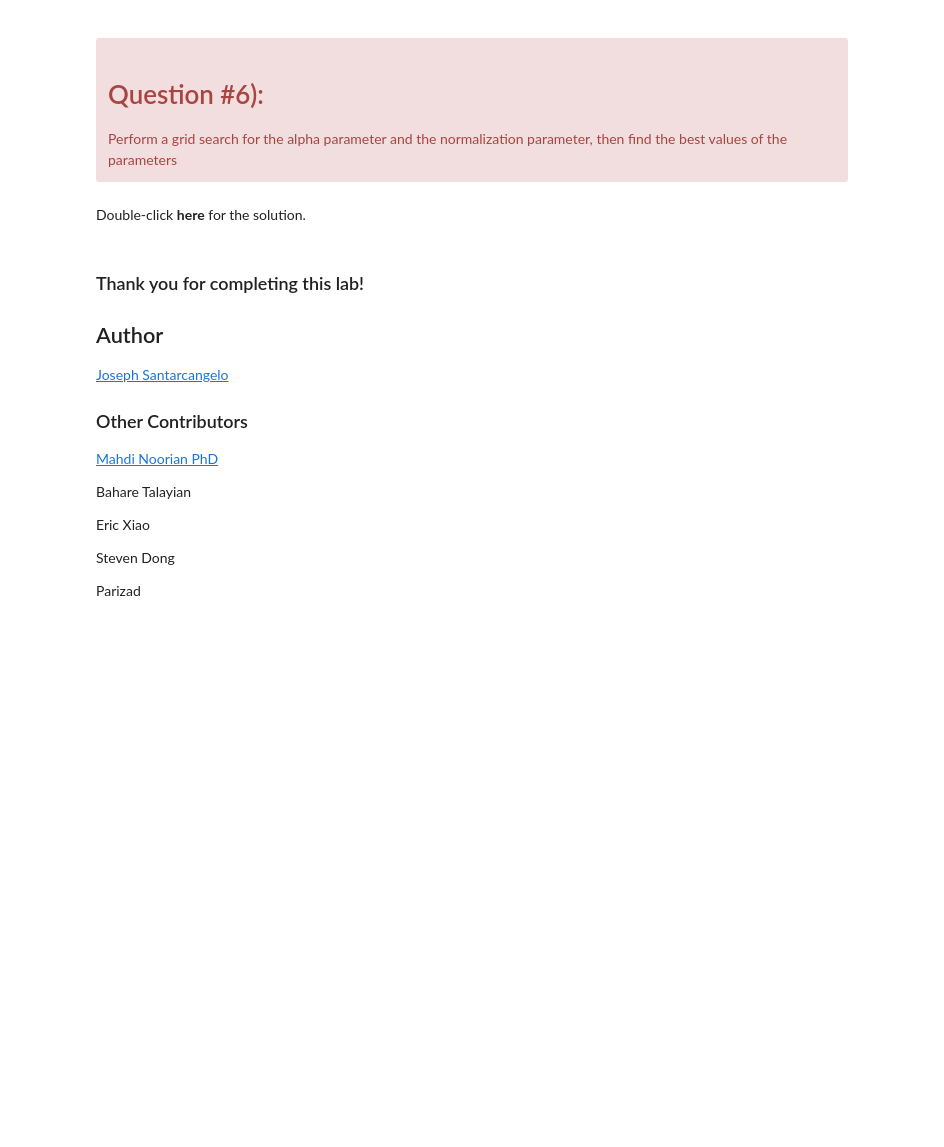
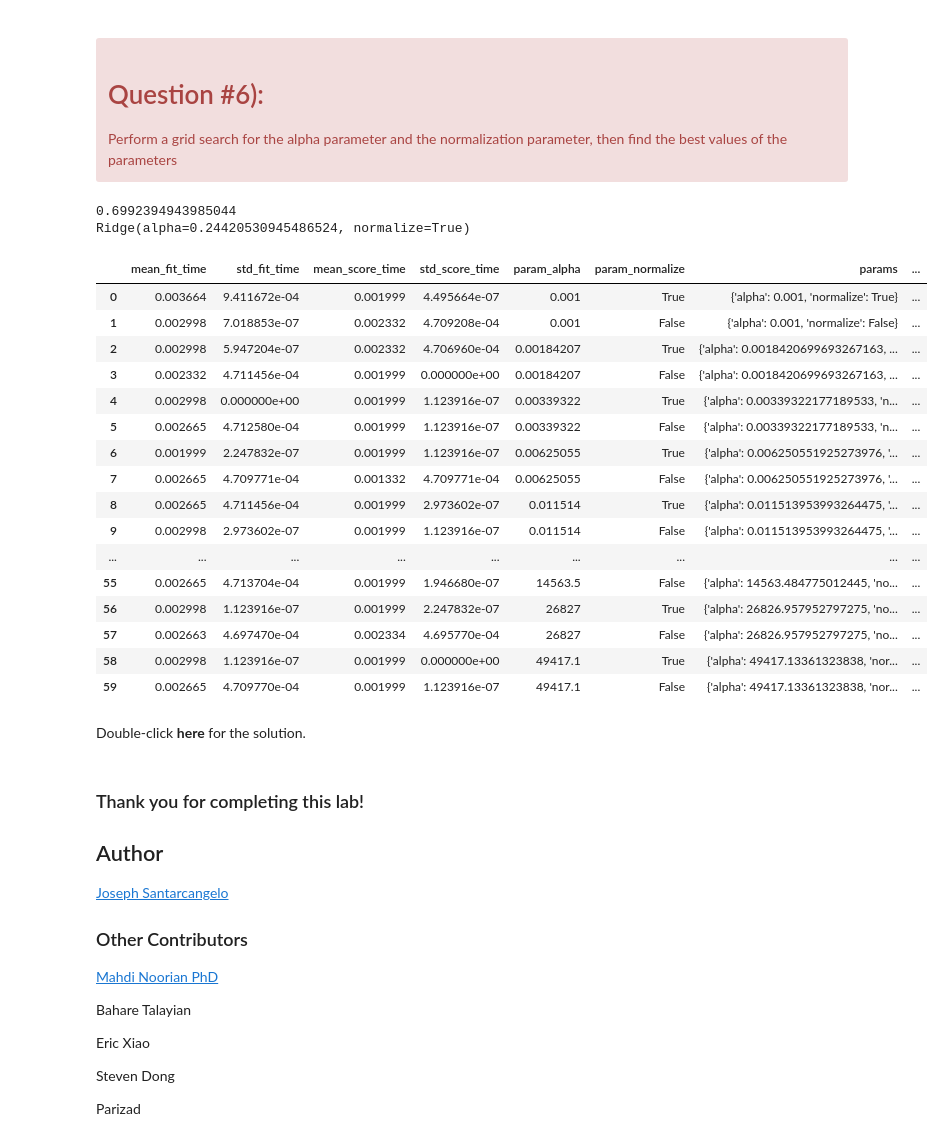
Before and after one commit to declancockburn/Declan_datascience_learning, a Jupyter notebook: IBM_course_notes/wk5_lab.ipynb, the cells around one changed output. Cells and saved outputs as stored; diff of their text form; code cells hidden in the pictures; blank space fills up the shorter version.

Commit message:
almost finished IBM python data analysis course, part of paid cert

```diff
--- a/IBM_course_notes/wk5_lab.ipynb
+++ b/IBM_course_notes/wk5_lab.ipynb
@@ -685,3 +716,43 @@ Perform a grid search for the alpha parameter and the normalization parameter, t
+# %%
+# Write your code below and press Shift+Enter to execute
+x_feat2 = ['horsepower', 'curb-weight', 'engine-size', 'highway-mpg', 'normalized-losses', 'symboling']
+ridge2 = Ridge()
+params2 = [{'alpha':np.geomspace(1e-3,1e10,50), 'normalize':[True, False]}]
+# params2 = [{'normalize':[True, False]}]
+grid2 = GridSearchCV(ridge2, params2, cv=3)
+grid2.fit(x_data[x_feat2], y_data)
+print(grid2.best_score_)
+(grid2.best_estimator_) # best trained model of the 3
+scores = grid2.cv_results_
+# %%
+print(grid2.best_score_)
+print(grid2.best_estimator_)
+# %% [output]
+0.6992394943985044
+Ridge(alpha=0.24420530945486524, normalize=True)
+# %%
+import pandas as pd
+
+df_score = pd.DataFrame(scores)
+df_score.head(60)
+# %% [output]
+|  | mean_fit_time | std_fit_time | mean_score_time | std_score_time | param_alpha | param_normalize | params | ... |
+| 0 | 0.003664 | 9.411672e-04 | 0.001999 | 4.495664e-07 | 0.001 | True | {'alpha': 0.001, 'normalize': True} | ... |
+| 1 | 0.002998 | 7.018853e-07 | 0.002332 | 4.709208e-04 | 0.001 | False | {'alpha': 0.001, 'normalize': False} | ... |
+| 2 | 0.002998 | 5.947204e-07 | 0.002332 | 4.706960e-04 | 0.00184207 | True | {'alpha': 0.0018420699693267163, ... | ... |
+| 3 | 0.002332 | 4.711456e-04 | 0.001999 | 0.000000e+00 | 0.00184207 | False | {'alpha': 0.0018420699693267163, ... | ... |
+| 4 | 0.002998 | 0.000000e+00 | 0.001999 | 1.123916e-07 | 0.00339322 | True | {'alpha': 0.00339322177189533, 'n... | ... |
+| 5 | 0.002665 | 4.712580e-04 | 0.001999 | 1.123916e-07 | 0.00339322 | False | {'alpha': 0.00339322177189533, 'n... | ... |
+| 6 | 0.001999 | 2.247832e-07 | 0.001999 | 1.123916e-07 | 0.00625055 | True | {'alpha': 0.006250551925273976, '... | ... |
+| 7 | 0.002665 | 4.709771e-04 | 0.001332 | 4.709771e-04 | 0.00625055 | False | {'alpha': 0.006250551925273976, '... | ... |
+| 8 | 0.002665 | 4.711456e-04 | 0.001999 | 2.973602e-07 | 0.011514 | True | {'alpha': 0.011513953993264475, '... | ... |
+| 9 | 0.002998 | 2.973602e-07 | 0.001999 | 1.123916e-07 | 0.011514 | False | {'alpha': 0.011513953993264475, '... | ... |
+| ... | ... | ... | ... | ... | ... | ... | ... | ... |
+| 55 | 0.002665 | 4.713704e-04 | 0.001999 | 1.946680e-07 | 14563.5 | False | {'alpha': 14563.484775012445, 'no... | ... |
+| 56 | 0.002998 | 1.123916e-07 | 0.001999 | 2.247832e-07 | 26827 | True | {'alpha': 26826.957952797275, 'no... | ... |
+| 57 | 0.002663 | 4.697470e-04 | 0.002334 | 4.695770e-04 | 26827 | False | {'alpha': 26826.957952797275, 'no... | ... |
+| 58 | 0.002998 | 1.123916e-07 | 0.001999 | 0.000000e+00 | 49417.1 | True | {'alpha': 49417.13361323838, 'nor... | ... |
+| 59 | 0.002665 | 4.709770e-04 | 0.001999 | 1.123916e-07 | 49417.1 | False | {'alpha': 49417.13361323838, 'nor... | ... |
 # %% [markdown]
 Double-click <b>here</b> for the solution.
 
```
Also changed, not shown: parts of 13 cells of this notebook, 1 other file.
